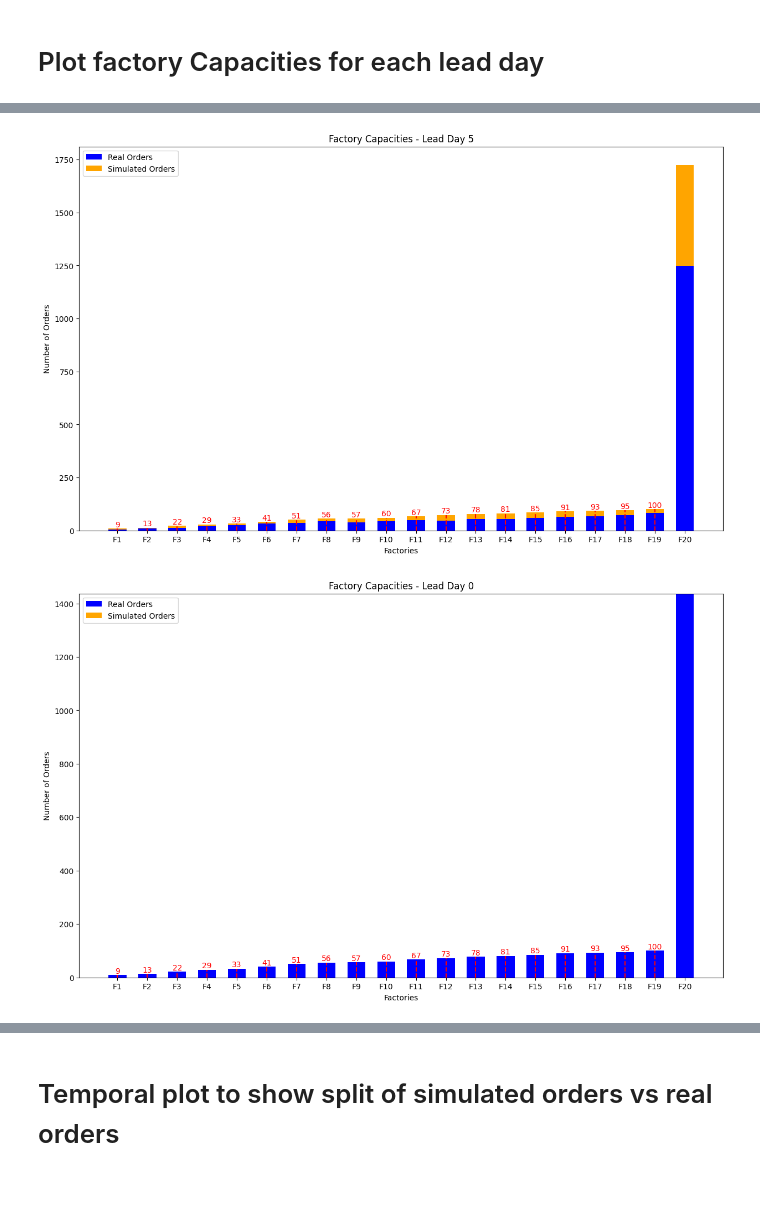
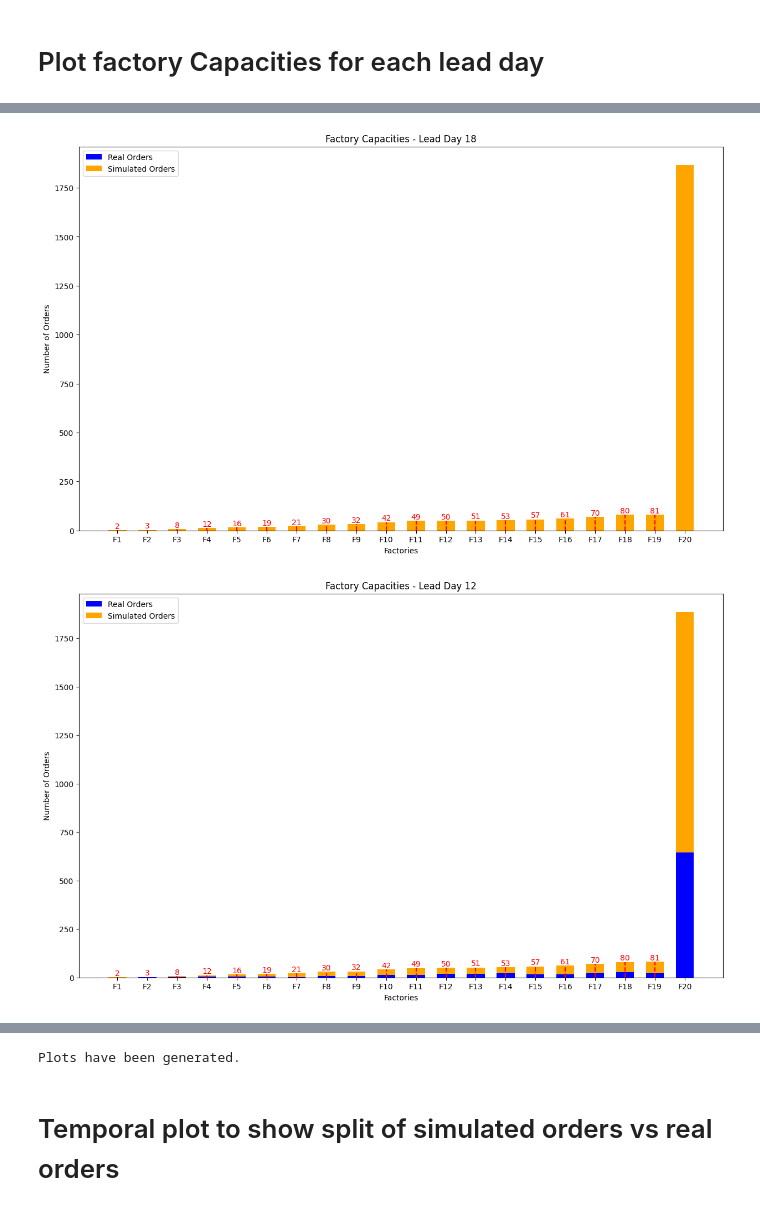
Before and after one commit to SirwaniViren/MSc-Gousto-Project, a Jupyter notebook: initial_framework_v5.ipynb, the cells around one changed output, grey strips where cells are left out. Drawn from its saved outputs; the diff is of its cells as text; code cells hidden in the pictures.

```diff
--- a/initial_framework_v5.ipynb
+++ b/initial_framework_v5.ipynb
@@ -153,8 +152,0 @@ TypeError: create_factory_caps() takes 2 positional arguments but 3 were given
-# %%
-eligibility_dict = create_eligibility_dict(20, 100)
-factory_caps = create_factory_caps(20, 100)
-
-# print to check
-print(list(eligibility_dict.items())[:10])
-print("\n")
-print(list(factory_caps.items())[:10])
@@ -336,0 +197,20 @@ print(allocation_0)
+# %%
+order_dir = 'order_dataframes'
+eligibility_dir = 'order_eligibility_dataframes'
+allocation_dir = 'allocations'
+
+# Create the allocations directory if it doesn't exist
+os.makedirs(allocation_dir, exist_ok=True)
+
+for lead_day in range(18, -1, -1):
+    # Load the DataFrames
+    orders_df = pd.read_csv(f'{order_dir}/orders_lead_day_{lead_day}.csv')
+    orders_eligibility_df = pd.read_csv(f'{eligibility_dir}/orders_eligibility_lead_day_{lead_day}.csv')
+
+    # Allocate orders
+    allocated_orders_df = allocate_orders(orders_df.copy(), orders_eligibility_df.copy(), factory_caps.copy())
+
+    # Save the allocation DataFrame
+    allocated_orders_df.to_csv(f'{allocation_dir}/allocation_lead_day_{lead_day}.csv', index=False)
+
+print("Order allocations have been saved.")
@@ -382,8 +260,15 @@ plot_factory_capacities(allocation_10.copy(), factory_caps.copy(), 10)
-# %%
-plot_factory_capacities(allocation_5.copy(), factory_caps.copy(), 5)
-# %% [output]
-[figure, removed]
-# %%
-plot_factory_capacities(allocation_0.copy(), factory_caps, 0)
-# %% [output]
-[figure, removed]
+# %%
+# Plot for lead days 18, 12, 6, and 0
+lead_days = [18, 12, 6, 0]
+
+for lead_day in lead_days:
+    # Load the allocated orders DataFrame
+    allocated_orders_df = pd.read_csv(f'{allocation_dir}/allocation_lead_day_{lead_day}.csv')
+
+    # Plot the factory capacities
+    plot_factory_capacities(allocated_orders_df.copy(), factory_caps.copy(), lead_day)
+
+print("Plots have been generated.")
+# %% [output]
+[figure, added]
+[figure, added]
@@ -390,3 +277,4 @@ plot_factory_capacities(allocation_0.copy(), factory_caps, 0)
+Plots have been generated.
 # %% [markdown]
 # Temporal plot to show split of simulated orders vs real orders
 # %%
```
Also changed, not shown: parts of 16 cells of this notebook.
